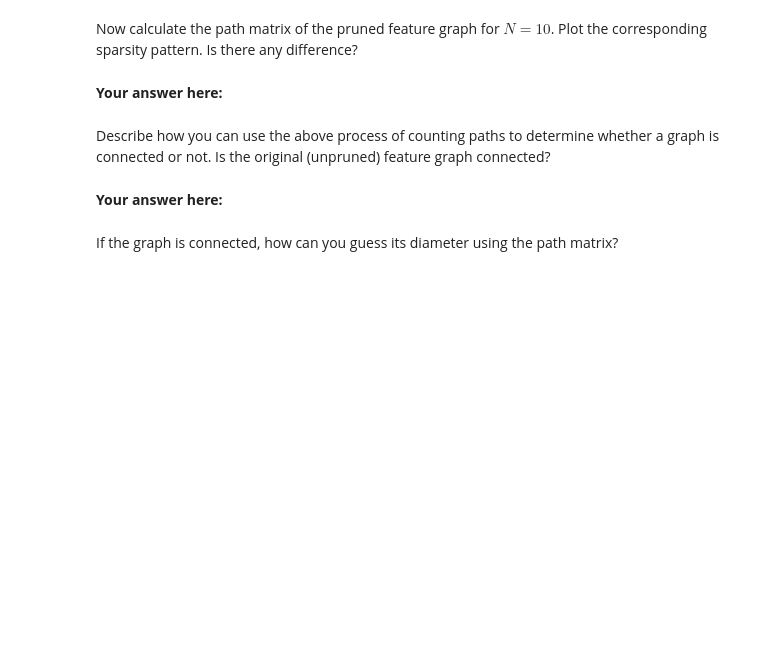
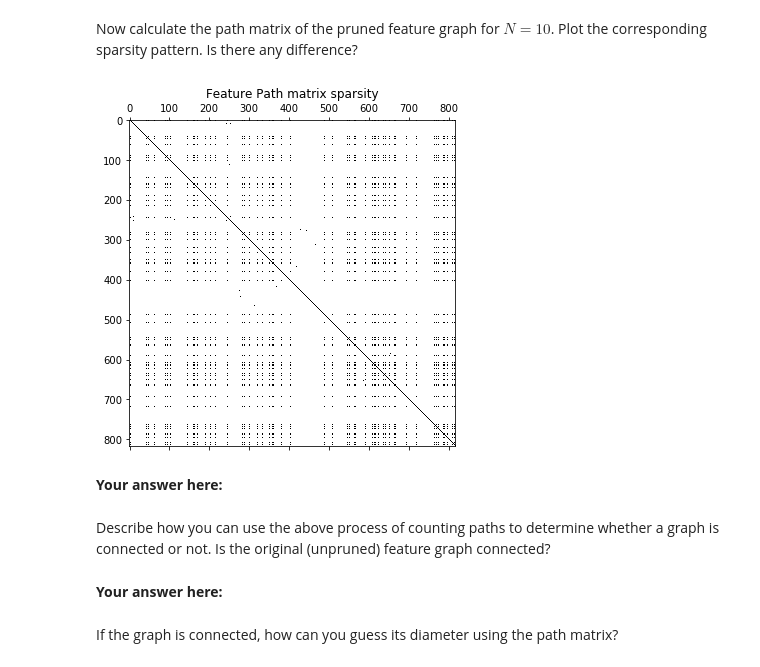
Before and after one commit to xiaohai12/ntds2019, a Jupyter notebook: assignments/1_network_science.ipynb, the cells around one changed output. Cells and saved outputs as stored; diff of their text form; code cells hidden in the pictures; blank space fills up the shorter version.

```diff
--- a/assignments/1_network_science.ipynb
+++ b/assignments/1_network_science.ipynb
@@ -282,11 +301,10 @@ Is the effect of removing the hubs the same for both networks? Look at the perce
 # %% [markdown]
 By adjusting the threshold of the euclidean distance matrix, prune the feature graph so that its number of edges is roughly close (within a hundred edges) to the number of edges in the citation graph.
 # %%
-threshold = # Your code here.
-
-A_feature_pruned = # Your code here
-num_edges_feature_pruned = # Your code here.
-
+threshold = 2.8286 # Your code here.
+A_feature_pruned = distance + np.eye(my_paper_num) * threshold # always ensure that the diagonal element is zero
+A_feature_pruned = (A_feature_pruned < threshold).astype(np.float) # Your code here.
+num_edges_feature_pruned = np.count_nonzero(A_feature_pruned) / 2 # Your code here.
 print(f"Number of edges in the feature graph: {num_edges_feature}")
 print(f"Number of edges in the feature graph after pruning: {num_edges_feature_pruned}")
 print(f"Number of edges in the citation graph: {num_edges_citation}")
@@ -313,3 +334,15 @@ path_matrix_feature = # Your code here.
+# %%
+power_feature = A_feature
+power_citation = A_citation
+path_matrix_citation = np.eye(my_paper_num) + power_citation # Your code here.
+path_matrix_feature = np.eye(my_paper_num) + power_feature # Your code here.
+N = 80
+for i in range(N - 1):
+    power_feature = np.dot(A_feature, power_feature)
+    power_citation = np.dot(A_citation, power_citation)
+
+    path_matrix_feature += power_feature
+    path_matrix_citation += power_citation
 # %% [markdown]
 Check the sparsity pattern for both of path matrices.
 # %%
@@ -321,11 +361,18 @@ axes[1].spy(path_matrix_feature);
 # %% [markdown]
 Now calculate the path matrix of the pruned feature graph for $N=10$. Plot the corresponding sparsity pattern. Is there any difference?
 # %%
-path_matrix_pruned = # Your code here.
+power_feature = A_feature_pruned
+path_matrix_pruned = np.eye(my_paper_num) + power_feature # Your code here.
+N = 10
+for i in range(N - 1):
+    power_feature = np.dot(A_feature_pruned, power_feature)
+    path_matrix_pruned += power_feature
 
 plt.figure(figsize=(12, 6))
 plt.title('Feature Path matrix sparsity')
 plt.spy(path_matrix_pruned);
+# %% [output]
+[figure, added]
 # %% [markdown]
 **Your answer here:**
 # %% [markdown]
```
Also changed, not shown: parts of 16 cells of this notebook.
